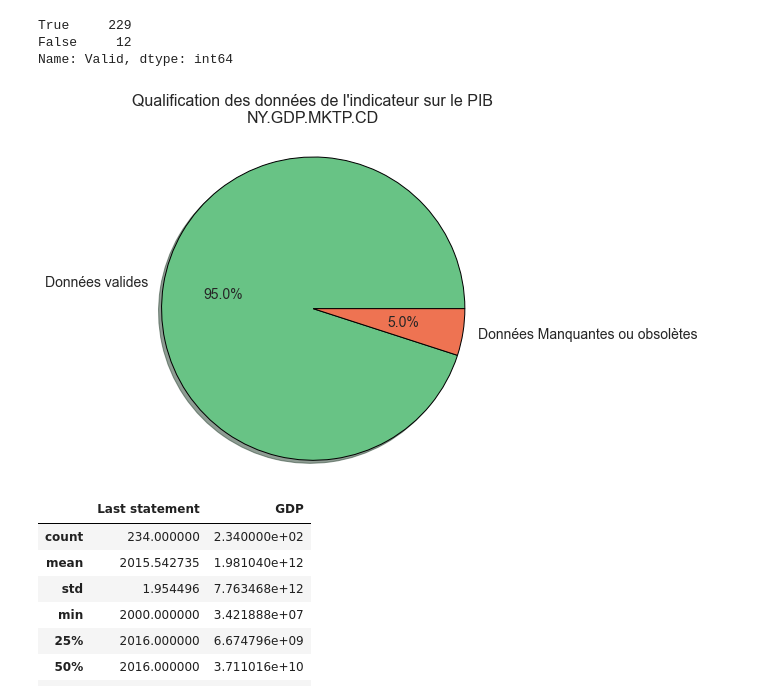
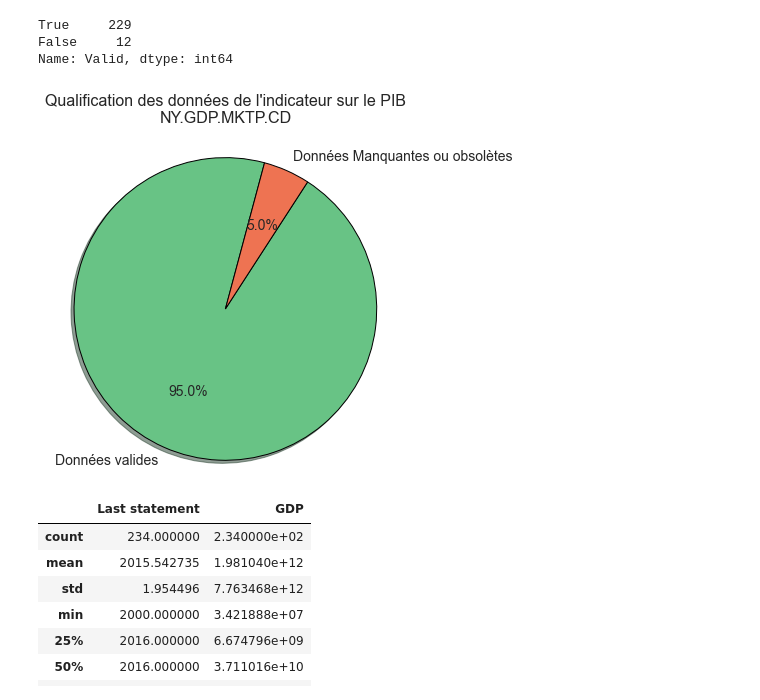
Before and after one commit to khub41/OC_P02, a Jupyter notebook: data_clean.ipynb, the cells around one changed output. Cells and saved outputs as stored; diff of their text form; code cells hidden in the pictures.

```diff
--- a/data_clean.ipynb
+++ b/data_clean.ipynb
@@ -1782,13 +1819,14 @@ Name: Valid, dtype: int64
 # %%
 fig = plt.figure(figsize=(6,6))
 plt.title("Qualification des données de l'indicateur sur le PIB\n{}\n".format(code_indic_gdp), fontsize=16)
 plt.pie(gdp_df['Valid'].value_counts(), labels=['Données valides', 'Données Manquantes ou obsolètes'],
         colors=['#68C385', '#EE7352'], autopct='%1.1f%%', textprops={'fontsize': 14},
-        shadow=True, wedgeprops={'linewidth':1, 'edgecolor':'black'})
+        shadow=True, wedgeprops={'linewidth':1, 'edgecolor':'black'}, startangle=75)
 plt.axis('equal')
+plt.savefig("indic_pib_pie.png", orientation='landscape', bbox_inches='tight', quality=0.95)
 plt.show()
 # %% [output]
-[figure, old version]
+[figure, new version]
 # %%
 get_describe(gdp_df)
 # %% [output]
```
Also changed, not shown: parts of 30 cells of this notebook, 1 other file.
